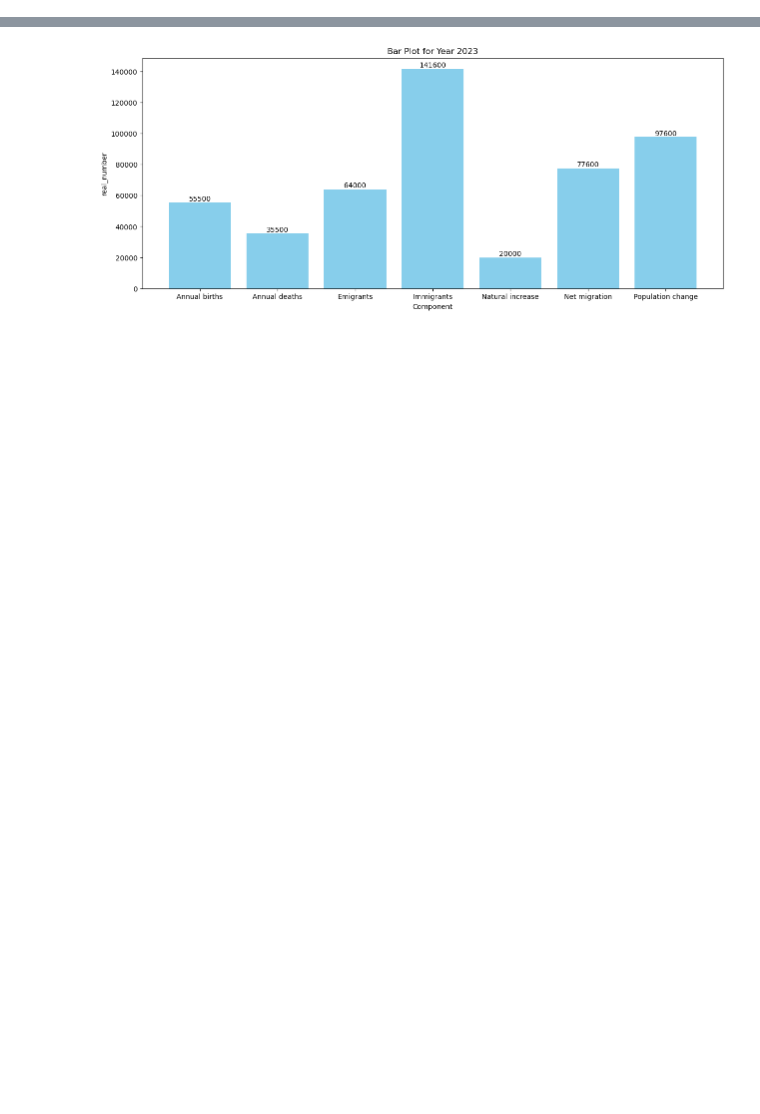
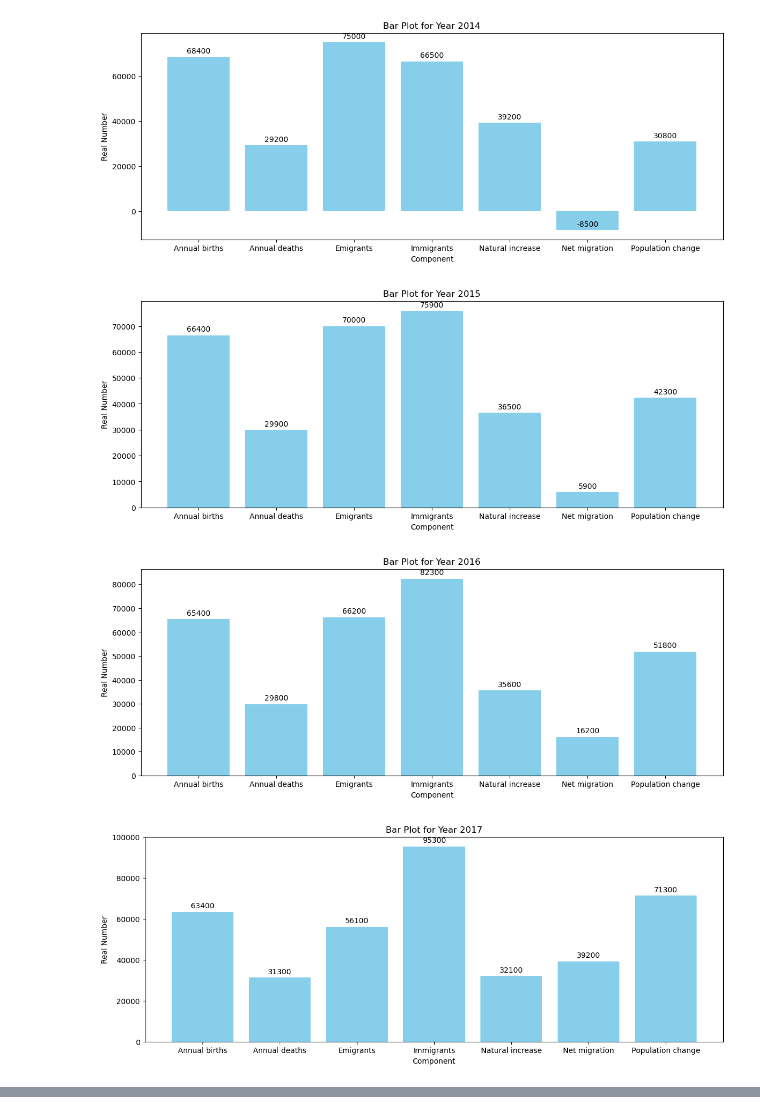
Before and after one commit to Lylkend-Albuquerque/CA1-2023, a Jupyter notebook: CA-1.ipynb, the cells around one changed output, grey strips where cells are left out. Cells and saved outputs as stored; diff of their text form; code cells hidden in the pictures; blank space fills up the shorter version.

Commit message:
plot alterations
Adding more functions and few alteration in my plots
now analysing just 10years my data set was with 11 years.

```diff
--- a/CA-1.ipynb
+++ b/CA-1.ipynb
@@ -57,14 +63,35 @@ print("number of duplicate rows: ", duplicate_rows_df.shape)
 df ["real_number"] = df ["VALUE"]* 1000
 # %%
 # Getting unique years in the DataFrame
-years = df["Year"].unique()
+years = df['Year'].unique()
 
-# Creating a separate bar plot for each year
+# Create a separate bar plot for each year
 for year in years:
-    year_data = df[df["Year"] == year]
+    year_data = df[df['Year'] == year]
 
-# Filter out the 'population' row
-year_data = year_data[year_data['Component'] != 'Population']
+# Filter out the 'population' row for the current year
+    year_data = year_data[year_data['Component'] != 'Population']
 
 # Group the data by "Component" and calculate the sum of "VALUE"
-grouped = year_data.groupby("Component")["real_number"].sum()
+    grouped = year_data.groupby('Component')['real_number'].sum()
+
+# Create a bar plot for the current year
+    plt.figure(figsize=(14, 5))
+    bars = plt.bar(grouped.index, grouped.values, color='skyblue')
+    plt.title(f'Bar Plot for Year {year}')
+    plt.xlabel('Component')
+    plt.ylabel('Real Number')
+
+# Annotate each bar with its value
+    for bar in bars:
+        height = int (bar.get_height()) # Convert height to an integer better vizualization
+        plt.annotate(f'{height}', xy=(bar.get_x() + bar.get_width() / 2, height), xytext=(0, 3),
+                     textcoords='offset points', ha='center', va='bottom')
+
+# Show each plot
+    plt.show()
+# %% [output]
+[figure, added]
+[figure, added]
+[figure, added]
+[figure, added]
@@ -71,16 +103,0 @@ grouped = year_data.groupby("Component")["real_number"].sum()
-# %%
-# Creating a bar plot for the current year
-plt.figure(figsize=(15, 6))
-plt.bar(grouped.index, grouped.values, color="skyblue")
-plt.title(f"Bar Plot for Year {year}")
-plt.xlabel("Component")
-plt.ylabel("real_number")
-
-# Adding values on top of the bars
-for x, y in zip(grouped.index, grouped.values):
-        plt.text(x, y, f"{y:.0f}", ha="center", va="bottom")
-
-# Show each plot
-plt.show()
-# %% [output]
-[figure, removed]
```
Also changed, not shown: parts of 12 cells of this notebook.
